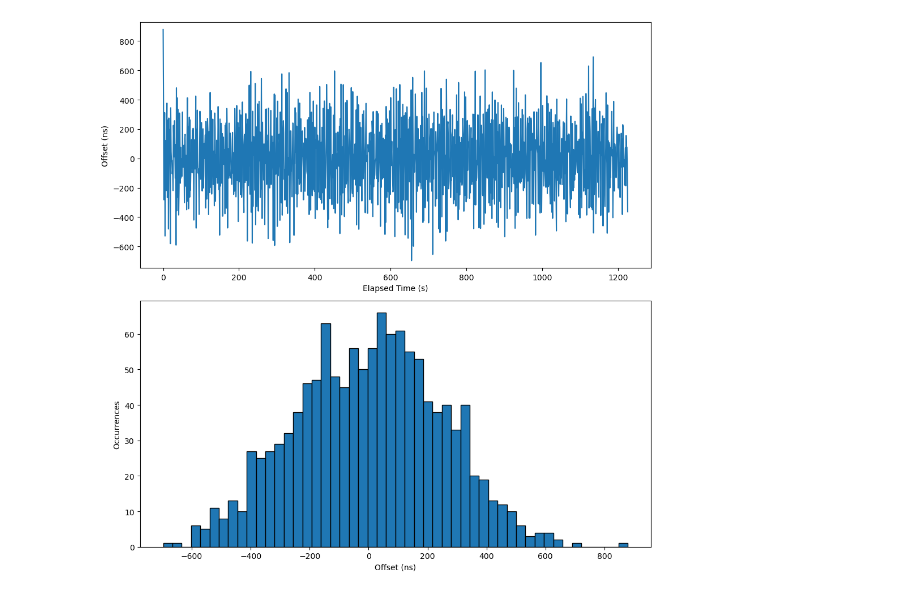
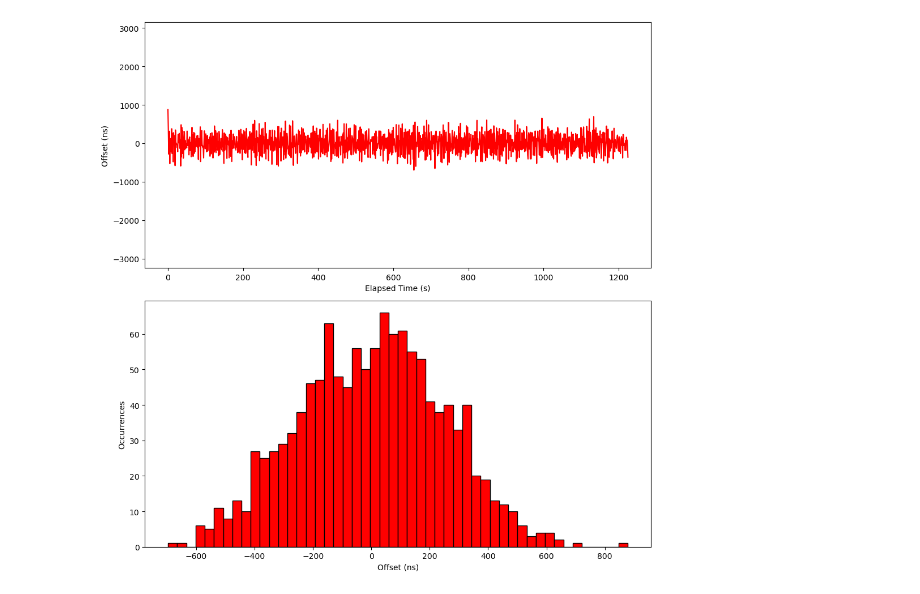
Before and after one commit to jvictorferreira3301/LinuxPTP_Analyzer, a Jupyter notebook: analyzer.ipynb, the cells around one changed output. Drawn from its saved outputs; the diff is of its cells as text; code cells hidden in the pictures.

```diff
--- a/analyzer.ipynb
+++ b/analyzer.ipynb
@@ -1,73 +1,69 @@
 # %%
 import glob
 import pandas as pd
 import matplotlib.pyplot as plt
 import re
 import os
 
-# Lista todos os arquivos .txt no diretório log_outputs
-log_files = glob.glob('log_outputs/*.txt')
-
-def process_log_file(log_file):
-    """Processa um arquivo de log e retorna um DataFrame."""
+# Function to process log files
+def process_log_file(log_file, pattern):
     with open(log_file, 'r') as file:
         log_data = file.read()
-
-    # Extrai os dados de offset usando expressão regular
-    offset_data = re.findall(r'ptp4l\[(\d+\.\d+)\]: master offset\s+(-?\d+)', log_data)
-
-    # Cria um DataFrame com as colunas apropriadas
-    df = pd.DataFrame(offset_data, columns=['elapsed_time', 'offset'])
-
-    # Converte as colunas para valores numéricos
+    data = re.findall(pattern, log_data)
+    df = pd.DataFrame(data, columns=['elapsed_time', 'value'])
     df['elapsed_time'] = pd.to_numeric(df['elapsed_time'])
-    df['offset'] = pd.to_numeric(df['offset'])
-
-    # Calcula a diferença de tempo entre amostras consecutivas e ajusta a coluna 'seconds'
-    df['time_difference'] = df['elapsed_time'].diff()
+    df['value'] = pd.to_numeric(df['value'])
     df['seconds'] = df['elapsed_time'] - df['elapsed_time'].iloc[0]
-
     return df
 
-# Determina os limites globais para os offsets
-global_min_offset = float('inf')
-global_max_offset = float('-inf')
+# Function to determine global limits
+def determine_global_limits(log_files, pattern):
+    global_min = float('inf')
+    global_max = float('-inf')
+    for log_file in log_files:
+        df = process_log_file(log_file, pattern)
+        min_val = df['value'].min()
+        max_val = df['value'].max()
+        if min_val < global_min:
+            global_min = min_val
+        if max_val > global_max:
+            global_max = max_val
+    return global_min - 50, global_max + 50
 
-for log_file in log_files:
-    df = process_log_file(log_file)
-    min_offset = df['offset'].min()
-    max_offset = df['offset'].max()
-    if min_offset < global_min_offset:
-        global_min_offset = min_offset
-    if max_offset > global_max_offset:
-        global_max_offset = max_offset
+# Function to plot graphs
+def plot_graphs(log_files, pattern, y_label, plot_suffix, color='blue'):
+    global_min, global_max = determine_global_limits(log_files, pattern)
+    for log_file in log_files:
+        df = process_log_file(log_file, pattern)
+        fig, axs = plt.subplots(nrows=2, ncols=1, figsize=(10, 10))
 
-# Ajusta para ter um pouco de espaço extra
-global_min_offset -= 50
-global_max_offset += 50
+        # Gráfico de linha
+        axs[0].plot(df['seconds'], df['value'], color=color)
+        axs[0].set(xlabel='Elapsed Time (s)', ylabel=y_label)
+        axs[0].set_ylim([global_min, global_max])
 
-for i, log_file in enumerate(log_files):
-    df = process_log_file(log_file)
+        # Histograma
+        axs[1].hist(df['value'], bins=50, edgecolor='black', color=color)
+        axs[1].set(xlabel=y_label, ylabel='Occurrences')
 
-    # Cria uma figura com subplots um abaixo do outro para o arquivo de log atual
-    fig, axs = plt.subplots(nrows=2, ncols=1, figsize=(10, 10))
+        plt.tight_layout()
 
-    # Gráfico de linha para offset ao longo do tempo
-    axs[0].plot(df['seconds'], df['offset'])
-    axs[0].set(xlabel='Elapsed Time (s)', ylabel='Offset (ns)')
-    axs[0].set_ylim([global_min_offset, global_max_offset])  # Aplica os limites globais apenas aqui
+        base_name = os.path.basename(log_file)
+        plot_file_name = f'plots/{base_name}_{plot_suffix}.png'
+        plt.savefig(plot_file_name, format='png', bbox_inches='tight')
+        plt.show()
 
-    # Histograma para os offsets
-    axs[1].hist(df['offset'], bins=50, edgecolor='black')  # Remove a restrição de range
-    axs[1].set(xlabel='Offset (ns)', ylabel='Occurrences')
+# Define patterns for offset and frequency
+offset_pattern = r'ptp4l\[(\d+\.\d+)\]: master offset\s+(-?\d+)'
+freq_pattern = r'ptp4l\[(\d+\.\d+)\]: master offset\s+-?\d+ s2 freq\s+(-?\d+)'
 
-    plt.tight_layout()
+# List all .txt files in logs directory
+log_files = glob.glob('logs/*.txt')
 
-    # Gera um nome de arquivo baseado no nome do arquivo de log
-    base_name = os.path.basename(log_file)
-    plot_file_name = f'results_plots/{base_name}_results.png'
+# Plot graphs for offset
+plot_graphs(log_files, offset_pattern, 'Offset (ns)', 'offset_results', 'red')
 
-    plt.savefig(plot_file_name, format='png', bbox_inches='tight')
-    plt.show()
+# Plot graphs for frequrcy
+plot_graphs(log_files, freq_pattern, 'Frequency (ppb)', 'freq_results', 'blue')
 # %% [output]
-[figure, old version]
+[figure, new version]
```
Also changed, not shown: parts of 4 cells of this notebook, 24 other files.
